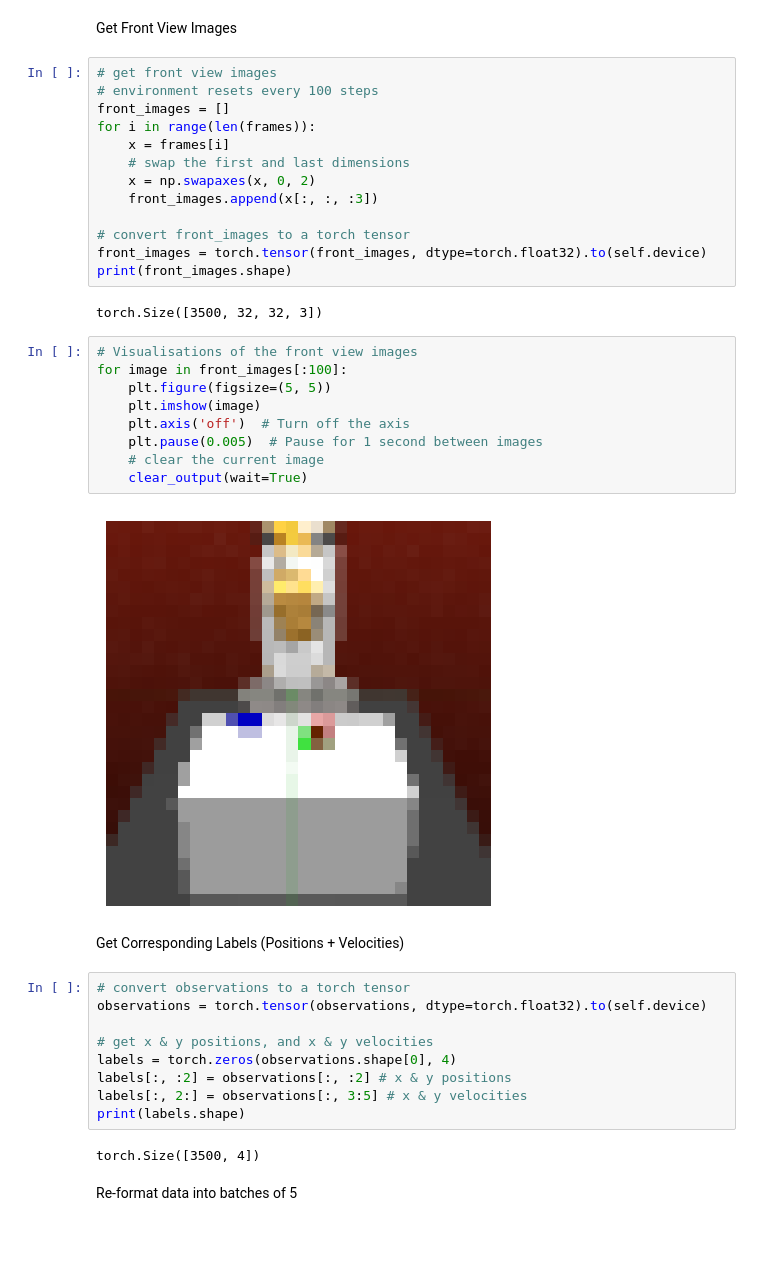
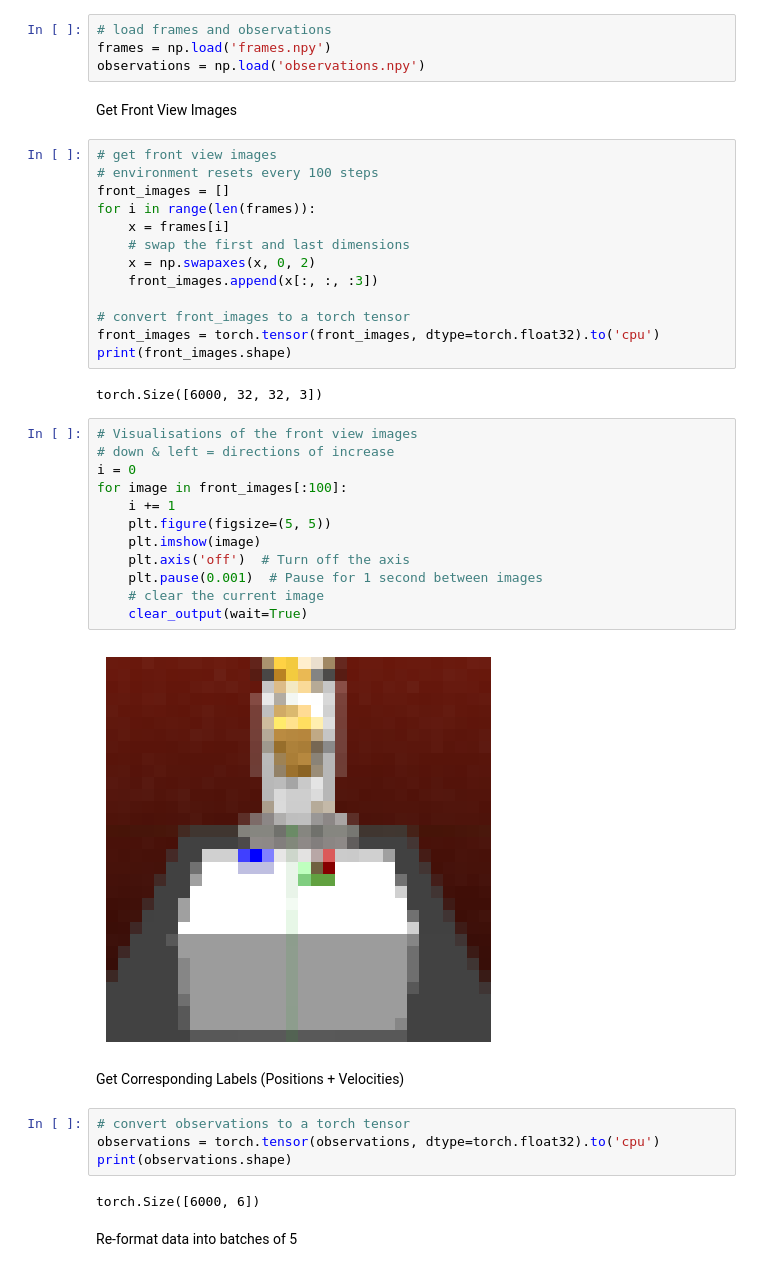
Before and after one commit to gurooria/ResponseWeightedAnalysis, a Jupyter notebook: cnn_training/training.ipynb, the cells around one changed output. Drawn from its saved outputs; the diff is of its cells as text; blank space fills up the shorter version.

```diff
--- a/cnn_training/training.ipynb
+++ b/cnn_training/training.ipynb
@@ -102,6 +103,10 @@ frames, observations = self.test_actor_video()
 # save frames and observations
 np.save('frames.npy', frames)
 np.save('observations.npy', observations)
+# %%
+# load frames and observations
+frames = np.load('frames.npy')
+observations = np.load('observations.npy')
 # %% [markdown]
 Get Front View Images
 # %%
@@ -115,34 +120,32 @@ for i in range(len(frames)):
     front_images.append(x[:, :, :3])
 
 # convert front_images to a torch tensor
-front_images = torch.tensor(front_images, dtype=torch.float32).to(self.device)
+front_images = torch.tensor(front_images, dtype=torch.float32).to('cpu')
 print(front_images.shape)
 # %% [output]
-torch.Size([3500, 32, 32, 3])
+torch.Size([6000, 32, 32, 3])
 # %%
 # Visualisations of the front view images
+# down & left = directions of increase
+i = 0
 for image in front_images[:100]:
+    i += 1
     plt.figure(figsize=(5, 5))
     plt.imshow(image)
     plt.axis('off')  # Turn off the axis
-    plt.pause(0.005)  # Pause for 1 second between images
+    plt.pause(0.001)  # Pause for 1 second between images
     # clear the current image
     clear_output(wait=True)
 # %% [output]
-[figure, old version]
+[figure, new version]
 # %% [markdown]
 Get Corresponding Labels (Positions + Velocities)
 # %%
 # convert observations to a torch tensor
-observations = torch.tensor(observations, dtype=torch.float32).to(self.device)
-
-# get x & y positions, and x & y velocities
-labels = torch.zeros(observations.shape[0], 4)
-labels[:, :2] = observations[:, :2] # x & y positions
-labels[:, 2:] = observations[:, 3:5] # x & y velocities
-print(labels.shape)
+observations = torch.tensor(observations, dtype=torch.float32).to('cpu')
+print(observations.shape)
 # %% [output]
-torch.Size([3500, 4])
+torch.Size([6000, 6])
 # %% [markdown]
 Re-format data into batches of 5
 # %%
```
Also changed, not shown: parts of 5 cells of this notebook, 11 other files.
